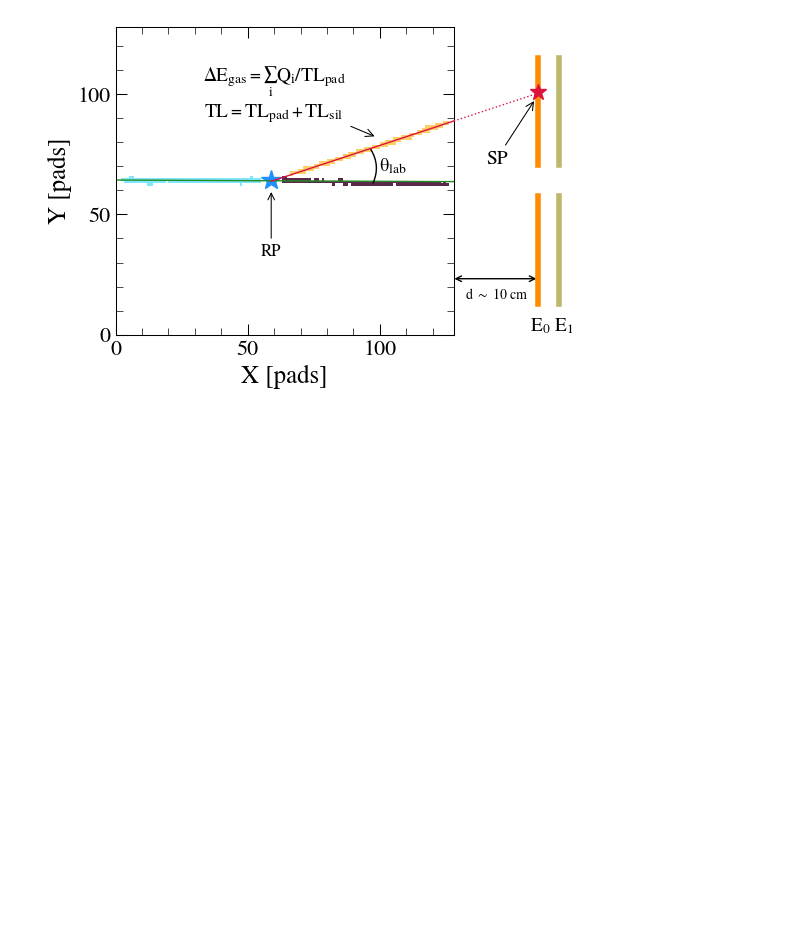
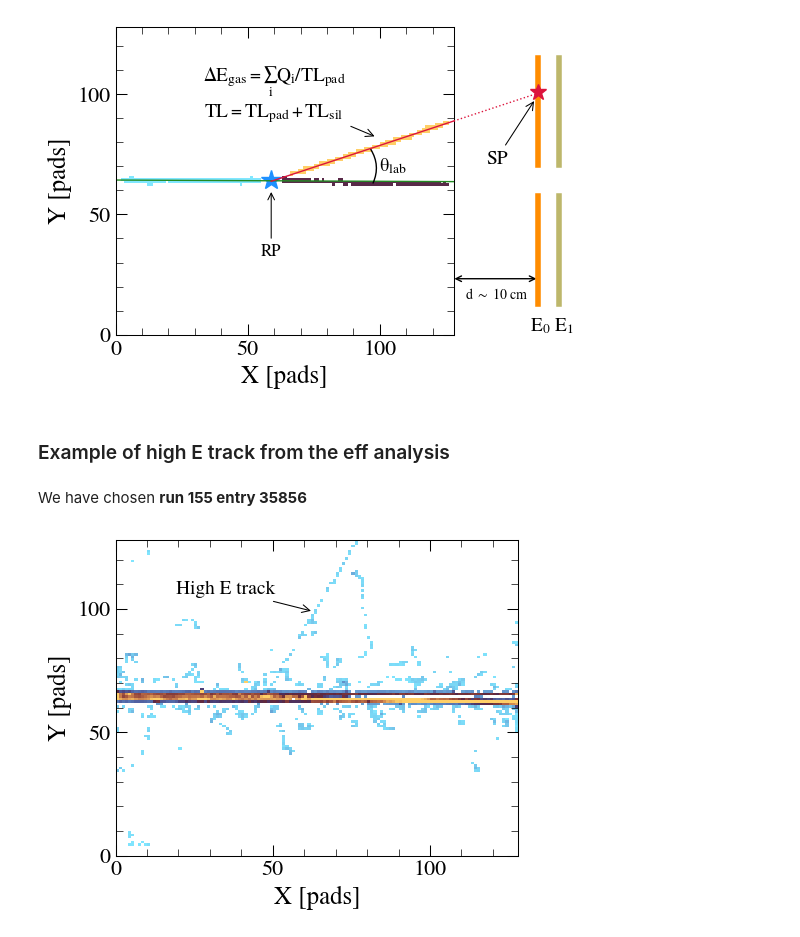
Before and after one commit to loopset/e796-analysis, a Jupyter notebook: Publications/analysis/track_reconstruction.ipynb, the cells around one changed output. Drawn from its saved outputs; the diff is of its cells as text; code cells hidden in the pictures; blank space fills up the shorter version.

Commit message:
a lot of new figures

```diff
--- a/Publications/analysis/track_reconstruction.ipynb
+++ b/Publications/analysis/track_reconstruction.ipynb
@@ -576,3 +581,5 @@ ax1.set_yticks([0, 50, 100])
 fig.savefig(sty.thesis + "track_physics.pdf")
 # %% [output]
 [figure]
+# %% [markdown]
+### Example of high E track from the eff analysis
@@ -578,0 +600,21 @@ fig.savefig(sty.thesis + "track_physics.pdf")
+# %% [markdown]
+We have chosen **run 155 entry 35856**
+# %%
+inter = DataManInterface("../../configs/data.conf", "tpc", (155, 156))
+ptr = r.ActRoot.TPCData() #type: ignore
+inter.set_branch_address("TPCData", ptr)
+inter.get_run_entry(155, 35856)
+# %%
+fig, ax = plt.subplots(1, 1, figsize=(5, 4))
+ax: mplaxes.Axes
+evbad = TPCInterface(ptr)
+evbad.plot(ax=ax)
+ax.annotate("High E track", xy=(63, 99), xytext=(35, 108), **annsty, arrowprops=arrowsty)
+
+ax.set_xticks([0, 50, 100])
+ax.set_yticks([0, 50, 100])
+
+fig.tight_layout()
+fig.savefig(sty.thesis + "track_high_E.pdf", dpi=300)
+# %% [output]
+[figure, added]
```
Also changed, not shown: parts of 2 cells of this notebook, 7 other files.
